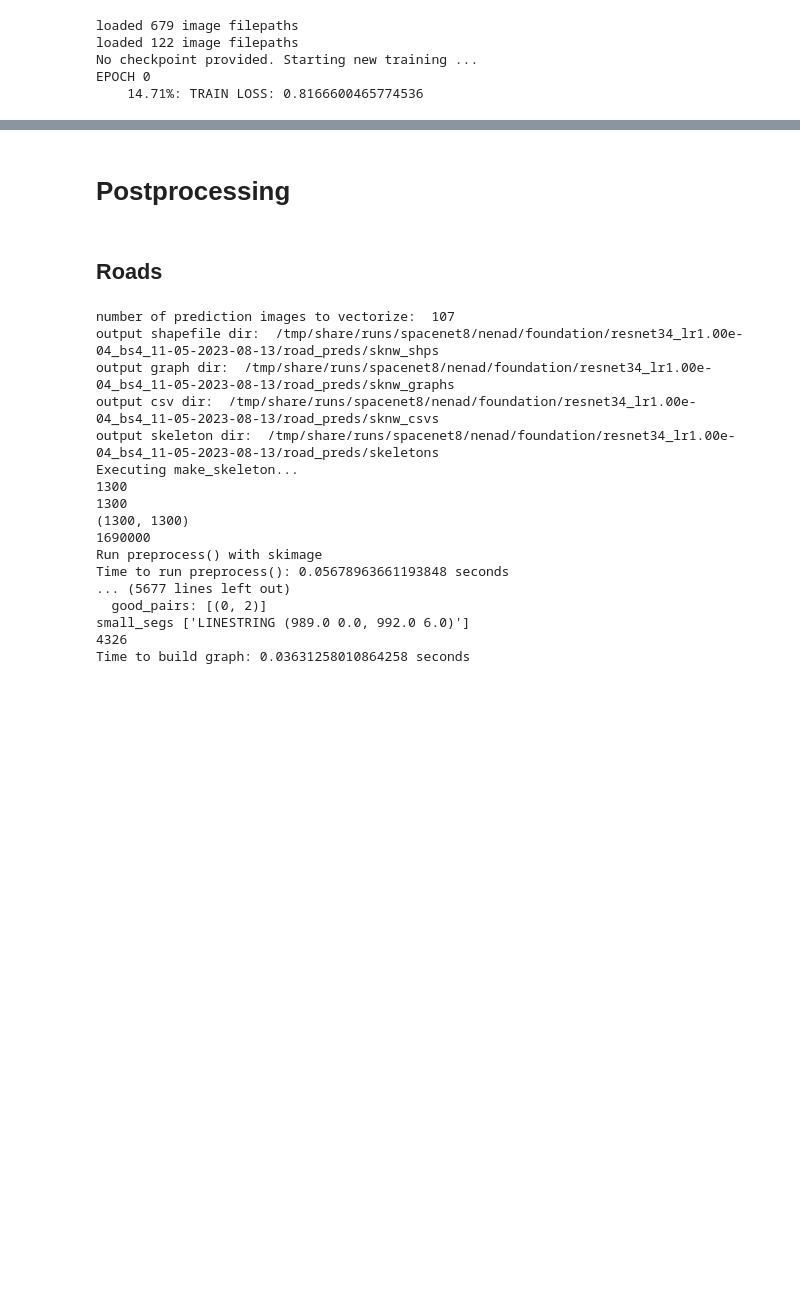
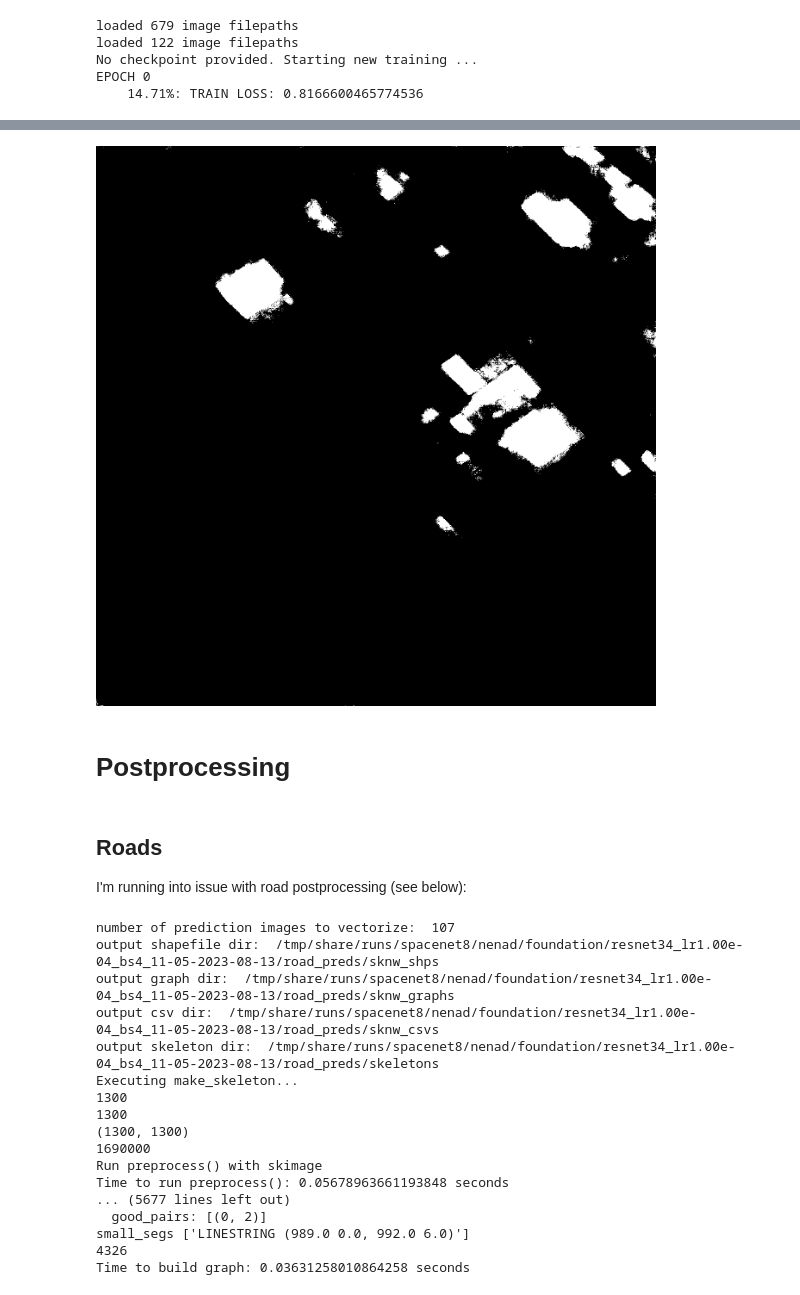
Before and after one commit to nesaboz/SpaceNet8, a Jupyter notebook: baseline/main.ipynb, the cells around one changed output, grey strips where cells are left out. Saved outputs shown, nothing was run; the diff lists cells and outputs as text; code cells hidden in the pictures; blank space fills up the shorter version.

```diff
--- a/baseline/main.ipynb
+++ b/baseline/main.ipynb
@@ -34,0 +148,4 @@ EPOCH 0
+# %%
+image
+# %% [output]
+[figure, added]
@@ -35,5 +156,7 @@ EPOCH 0
 # %% [markdown]
 # Postprocessing
-# %% [markdown]
-## Roads
+# %% [markdown]
+## Roads
+
+I'm running into issue with road postprocessing (see below):
 # %%
```
Also changed, not shown: parts of 28 cells of this notebook, 6 other files.
